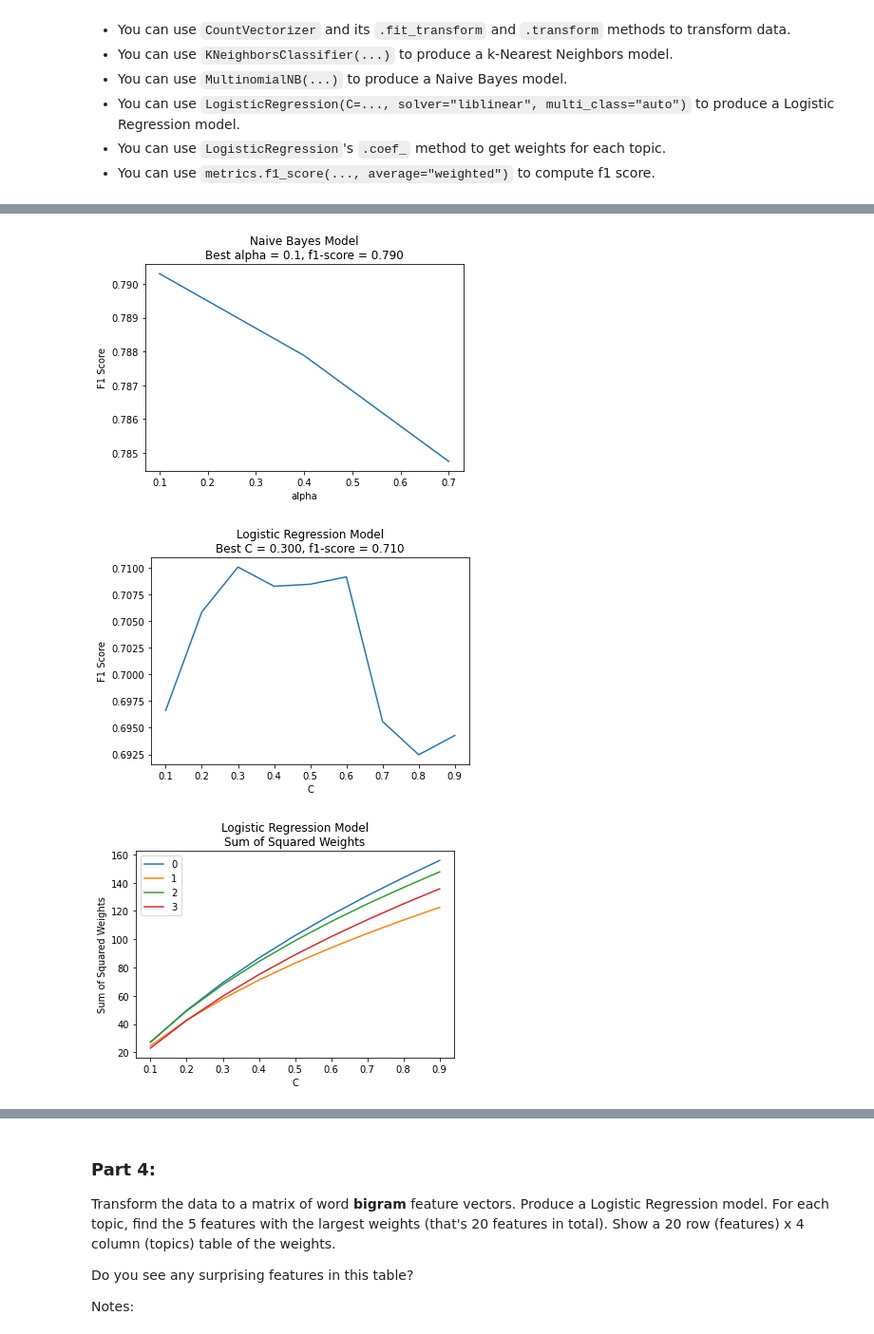
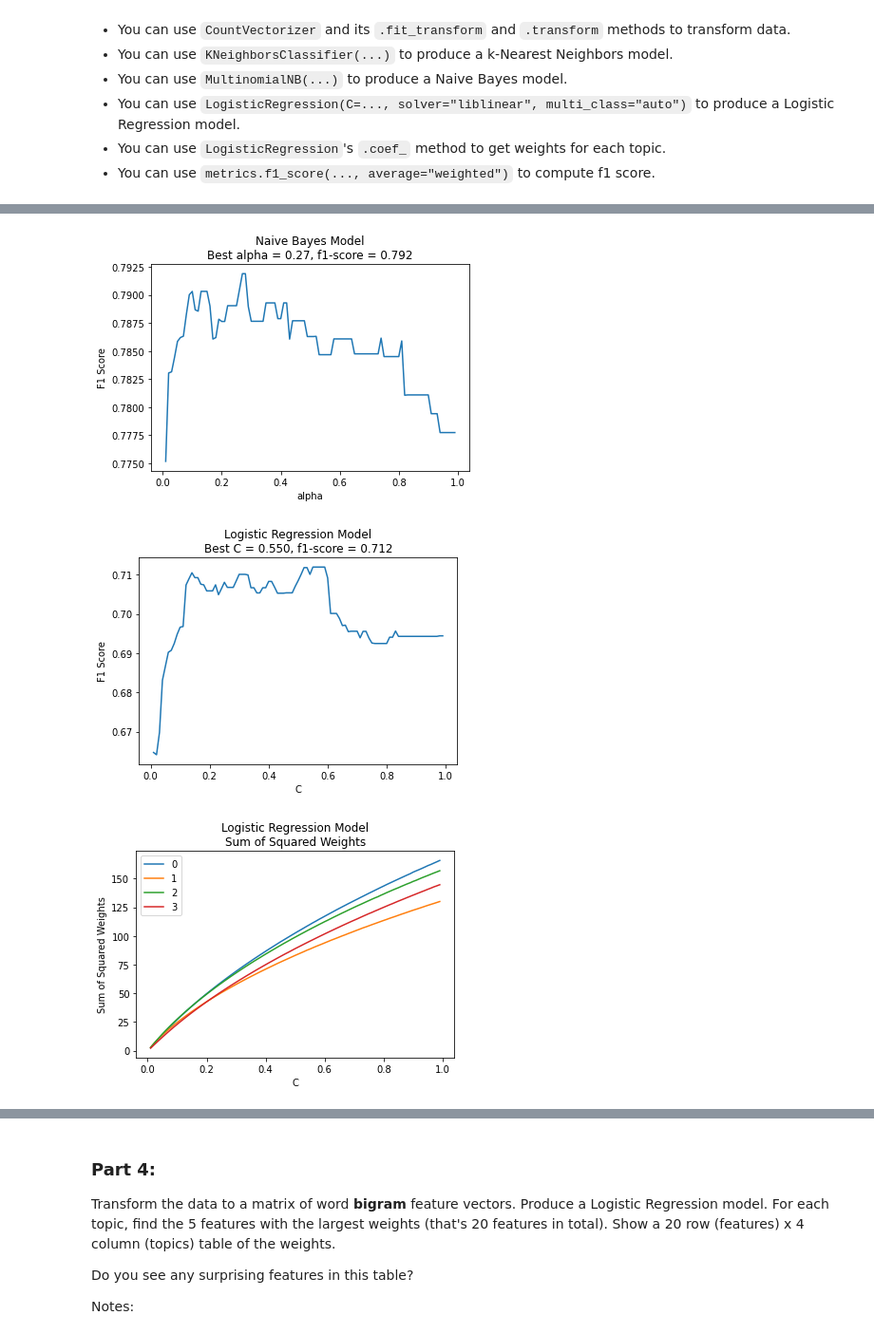
Before and after one commit to toby-p/mids-w207-projects, a Jupyter notebook: Toby_Petty_p2.ipynb, the cells around one changed output, grey strips where cells are left out. Shown: that part at 95% size. Drawn from its saved outputs; the diff is of its cells as text; code cells hidden in the pictures.

```diff
--- a/Toby_Petty_p2.ipynb
+++ b/Toby_Petty_p2.ipynb
@@ -225,7 +226,7 @@ def P3():
         plt.show()
 
     # Transform the training data to word unigram feature vectors:
-    cv = CountVectorizer(input="content")
+    cv = CountVectorizer(input="content", ngram_range=(1, 1), analyzer="word")
     cv.fit(train_data)
     train_arr = cv.transform(train_data)
     dev_arr = cv.transform(dev_data)
@@ -233,7 +234,6 @@ def P3():
     # Produce several k-Nearest Neigbors models by varying k, including one with k set to optimize f1 score:
     best_k, best_score = None, -np.inf
     ks, scores = list(range(5, 501, 5)), list()
-    ks, scores = [1, 10],  list()  # TESTING.
 
     for k in ks:
         model = KNeighborsClassifier(n_neighbors=k)
@@ -242,17 +242,14 @@ def P3():
         score = metrics.f1_score(dev_labels, y_pred, average="weighted")
         scores.append(score)
         if score > best_score:
-            best_score = score
-            best_k = k
+            best_score, best_k = score, k
     title = f"KNN Model\nBest k = {best_k}, f1-score = {best_score:.3f}"
     plot_model(ks, scores, title, "F1 Score", "k")
 
     # Produce several Naive Bayes models by varying smoothing (alpha), including
     # one with alpha set approximately to optimize f1 score.
     best_alpha, best_score = None, -np.inf
-    alphas, scores = np.concatenate([np.arange(0, 1, 0.001),  np.arange(1, 100, 1)]), list()
     alphas, scores = np.arange(0.01, 1, 0.01), list()
-    alphas, scores = np.arange(0.1, 1, 0.3), list()  # TESTING.
     for alpha in alphas:
         model = MultinomialNB(alpha=alpha, fit_prior=True, class_prior=None)
         model.fit(train_arr, train_labels)
@@ -260,8 +257,7 @@ def P3():
         score = metrics.f1_score(dev_labels, y_pred, average="weighted")
         scores.append(score)
         if score > best_score:
-            best_score = score
-            best_alpha = alpha
+            best_score, best_alpha  = score, alpha
     title = f"Naive Bayes Model\nBest alpha = {best_alpha}, f1-score = {best_score:.3f}"
     plot_model(alphas, scores, title, "F1 Score", "alpha")
 
@@ -270,12 +266,11 @@ def P3():
     # the C value, f1 score, and sum of squared weights for each topic.
     best_c, best_score = None, -np.inf
     cs, scores = np.arange(0.01, 1, 0.01), list()
-    cs, scores = np.arange(0.1, 1, 0.1), list() # TESTING
 
     # Dict to store sum of squared weights for each topic:
     ssw = {i: list() for i in range(4)}
     for c in cs:
-        model = LogisticRegression(penalty='l2', C=c, fit_intercept=True, solver="liblinear")
+        model = LogisticRegression(penalty="l2", C=c, fit_intercept=True, solver="liblinear")
         model.fit(train_arr, train_labels)
         y_pred = model.predict(dev_arr)
         score = metrics.f1_score(dev_labels, y_pred, average="weighted")
@@ -283,8 +278,7 @@ def P3():
         for i in range(4):
             ssw[i].append(sum(model.coef_[i] ** 2))
         if score > best_score:
-            best_score = score
-            best_c = c
+            best_score, best_c = score, c
     title = f"Logistic Regression Model\nBest C = {best_c:.3f}, f1-score = {best_score:.3f}"
     plot_model(cs, scores, title, "F1 Score", "C")
 
@@ -297,5 +291,6 @@ def P3():
     ax.legend()
     plt.show()
 
+
 P3()
 # %% [output]
@@ -303,3 +298,3 @@ P3()
-[figure, old version]
+[figure, new version]
-[figure, old version]
+[figure, new version]
-[figure, old version]
+[figure, new version]
```
Also changed, not shown: parts of 21 cells of this notebook.
